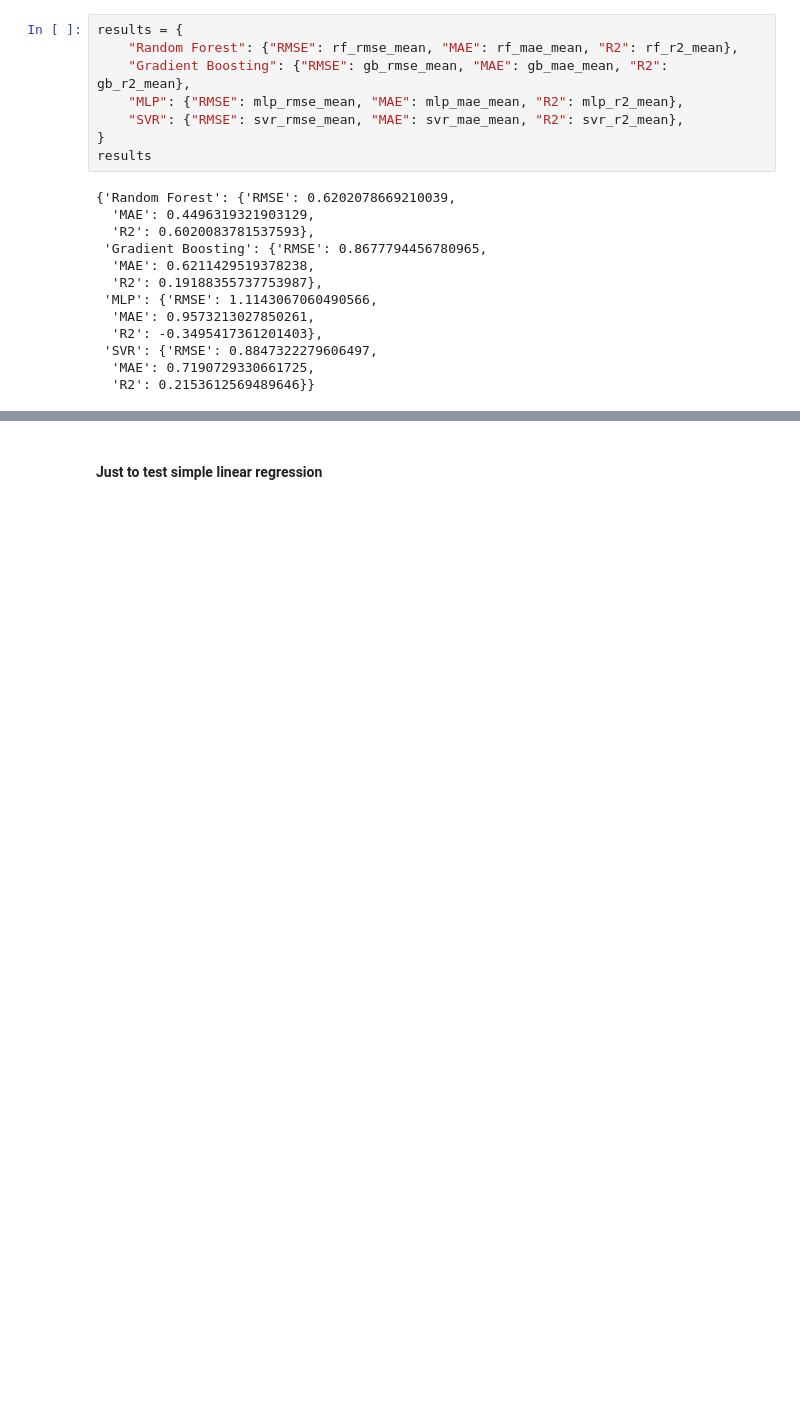
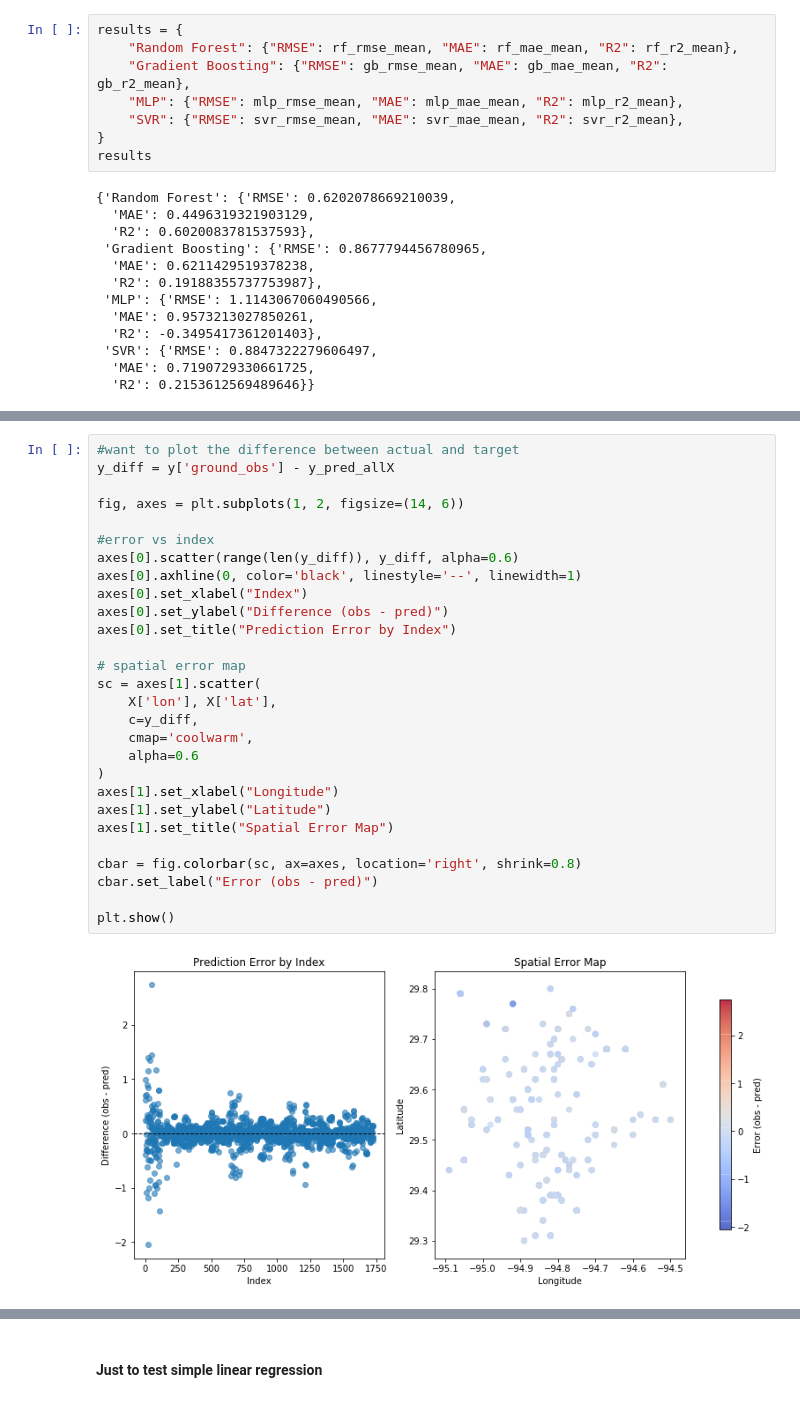
Before and after one commit to inmang13/ESDA_FinalProj_GalvestonBay, a Jupyter notebook: sample_model_eval.ipynb, the cells around one changed output, grey strips where cells are left out. Cells and saved outputs as stored; diff of their text form; blank space fills up the shorter version.

```diff
--- a/sample_model_eval.ipynb
+++ b/sample_model_eval.ipynb
@@ -1030,0 +1078,30 @@ results
+# %%
+#want to plot the difference between actual and target
+y_diff = y['ground_obs'] - y_pred_allX
+
+fig, axes = plt.subplots(1, 2, figsize=(14, 6))
+
+#error vs index
+axes[0].scatter(range(len(y_diff)), y_diff, alpha=0.6)
+axes[0].axhline(0, color='black', linestyle='--', linewidth=1)
+axes[0].set_xlabel("Index")
+axes[0].set_ylabel("Difference (obs - pred)")
+axes[0].set_title("Prediction Error by Index")
+
+# spatial error map
+sc = axes[1].scatter(
+    X['lon'], X['lat'],
+    c=y_diff,
+    cmap='coolwarm',
+    alpha=0.6
+)
+axes[1].set_xlabel("Longitude")
+axes[1].set_ylabel("Latitude")
+axes[1].set_title("Spatial Error Map")
+
+cbar = fig.colorbar(sc, ax=axes, location='right', shrink=0.8)
+cbar.set_label("Error (obs - pred)")
+
+plt.show()
+# %% [output]
+[figure, added]
```
Also changed, not shown: parts of 24 cells of this notebook.
